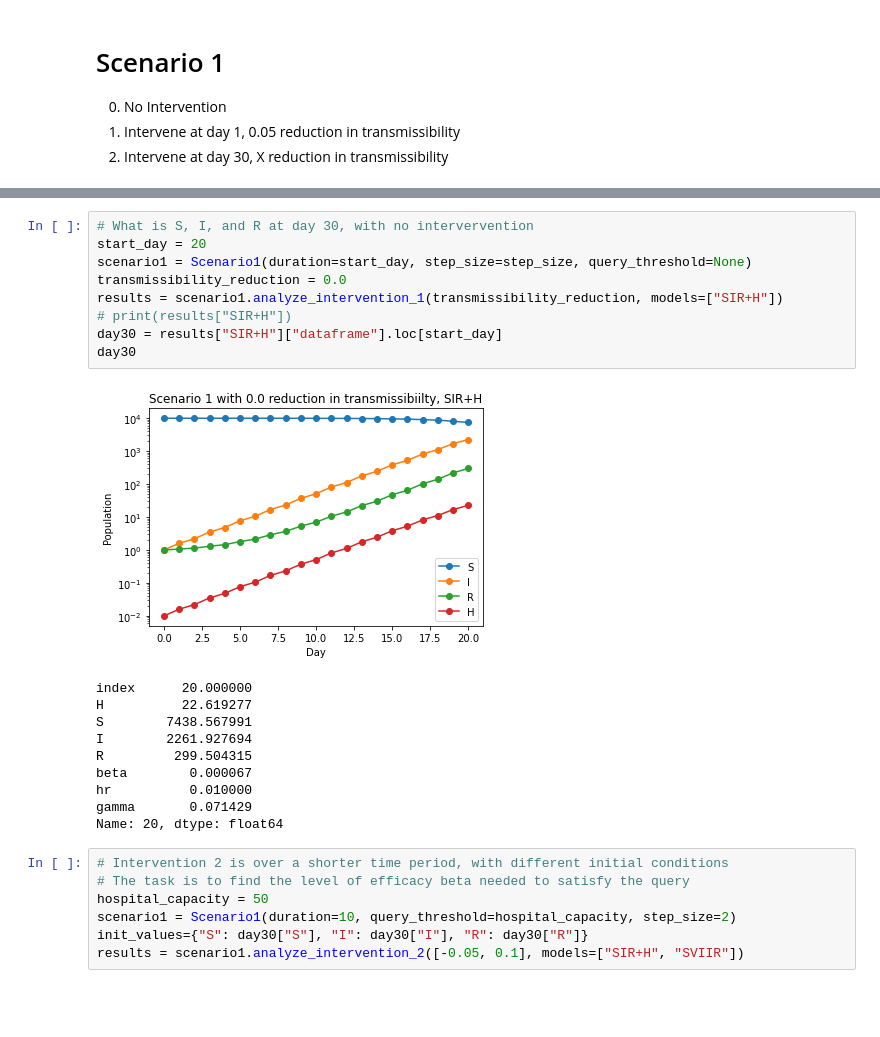
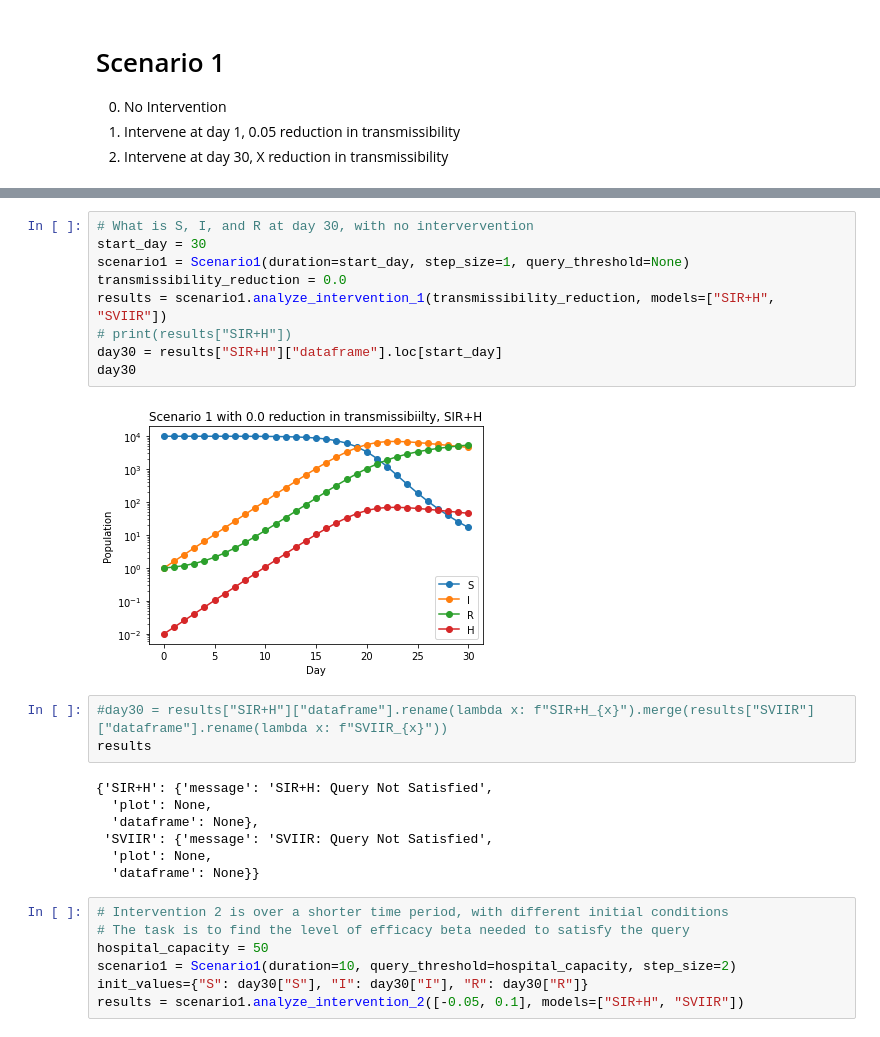
Before and after one commit to ml4ai/funman, a Jupyter notebook: notebooks/dec_8_2022_demo_funman.ipynb, the cells around one changed output, grey strips where cells are left out. Drawn from its saved outputs; the diff is of its cells as text; blank space fills up the shorter version.

```diff
--- a/notebooks/dec_8_2022_demo_funman.ipynb
+++ b/notebooks/dec_8_2022_demo_funman.ipynb
@@ -90,23 +92,24 @@ SVIIR: Query Not Satisfied
 # %%
 # What is S, I, and R at day 30, with no intervervention
-start_day = 20
-scenario1 = Scenario1(duration=start_day, step_size=step_size, query_threshold=None)
+start_day = 30
+scenario1 = Scenario1(duration=start_day, step_size=1, query_threshold=None)
 transmissibility_reduction = 0.0
-results = scenario1.analyze_intervention_1(transmissibility_reduction, models=["SIR+H"])
+results = scenario1.analyze_intervention_1(transmissibility_reduction, models=["SIR+H", "SVIIR"])
 # print(results["SIR+H"])
 day30 = results["SIR+H"]["dataframe"].loc[start_day]
 day30
 # %% [output]
-[figure, old version]
+[figure, new version]
-index      20.000000
-H          22.619277
-S        7438.567991
-I        2261.927694
-R         299.504315
-beta        0.000067
-hr          0.010000
-gamma       0.071429
-Name: 20, dtype: float64
+# %%
+#day30 = results["SIR+H"]["dataframe"].rename(lambda x: f"SIR+H_{x}").merge(results["SVIIR"]["dataframe"].rename(lambda x: f"SVIIR_{x}"))
+results
+# %% [output]
+{'SIR+H': {'message': 'SIR+H: Query Not Satisfied',
+  'plot': None,
+  'dataframe': None},
+ 'SVIIR': {'message': 'SVIIR: Query Not Satisfied',
+  'plot': None,
+  'dataframe': None}}
 # %%
 # Intervention 2 is over a shorter time period, with different initial conditions
 # The task is to find the level of efficacy beta needed to satisfy the query
```
Also changed, not shown: parts of 4 cells of this notebook, 1 other file.
